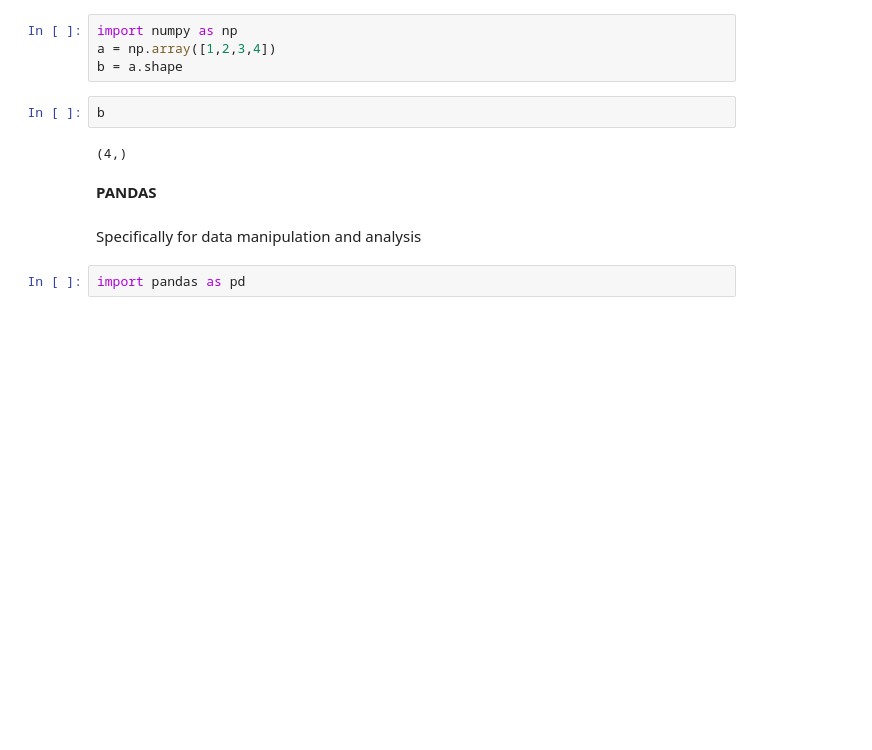
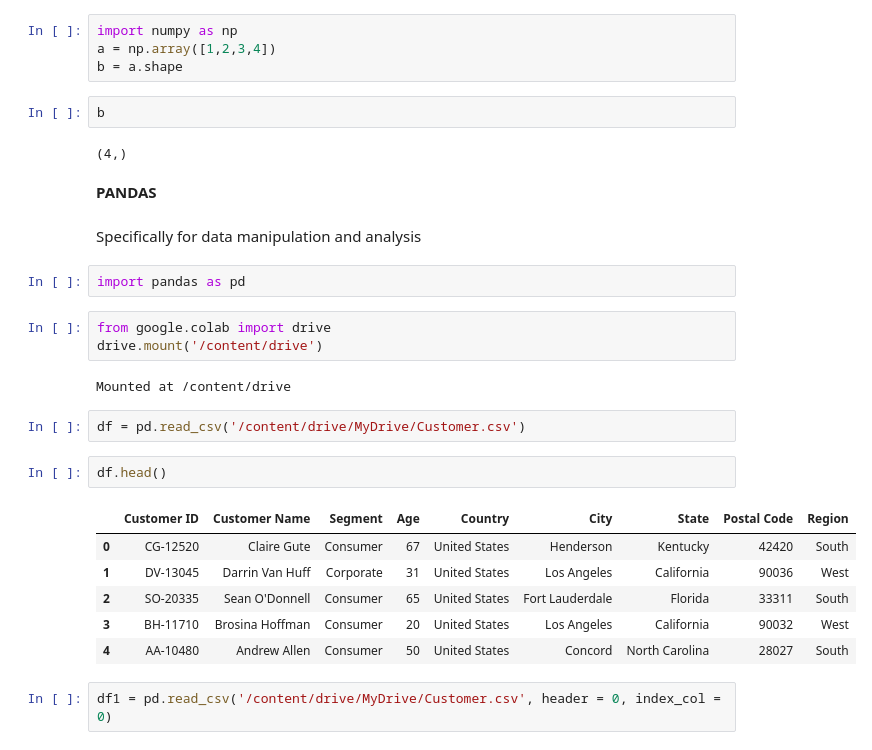
Before and after one commit to samyak2475/ML-UDEMY, a Jupyter notebook: 2.ipynb, the cells around one changed output. Cells and saved outputs as stored; diff of their text form; blank space fills up the shorter version.

```diff
--- a/2.ipynb
+++ b/2.ipynb
@@ -125,3 +125,21 @@ b
 Specifically for data manipulation and analysis
 # %%
 import pandas as pd
+# %%
+from google.colab import drive
+drive.mount('/content/drive')
+# %% [output]
+Mounted at /content/drive
+# %%
+df = pd.read_csv('/content/drive/MyDrive/Customer.csv')
+# %%
+df.head()
+# %% [output]
+|  | Customer ID | Customer Name | Segment | Age | Country | City | State | Postal Code | Region |
+| 0 | CG-12520 | Claire Gute | Consumer | 67 | United States | Henderson | Kentucky | 42420 | South |
+| 1 | DV-13045 | Darrin Van Huff | Corporate | 31 | United States | Los Angeles | California | 90036 | West |
+| 2 | SO-20335 | Sean O'Donnell | Consumer | 65 | United States | Fort Lauderdale | Florida | 33311 | South |
+| 3 | BH-11710 | Brosina Hoffman | Consumer | 20 | United States | Los Angeles | California | 90032 | West |
+| 4 | AA-10480 | Andrew Allen | Consumer | 50 | United States | Concord | North Carolina | 28027 | South |
+# %%
+df1 = pd.read_csv('/content/drive/MyDrive/Customer.csv', header = 0, index_col = 0)
```
Also changed, not shown: parts of 3 cells of this notebook.
